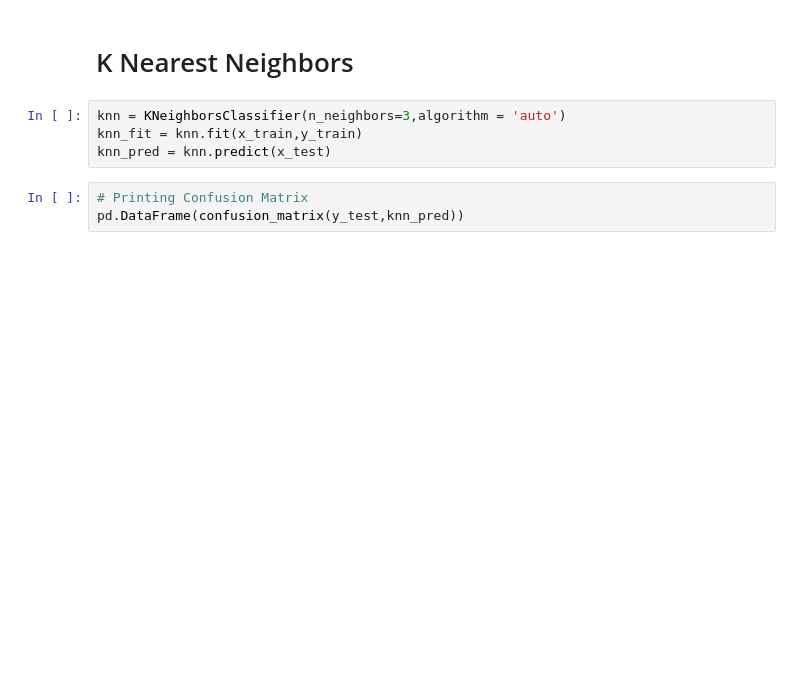
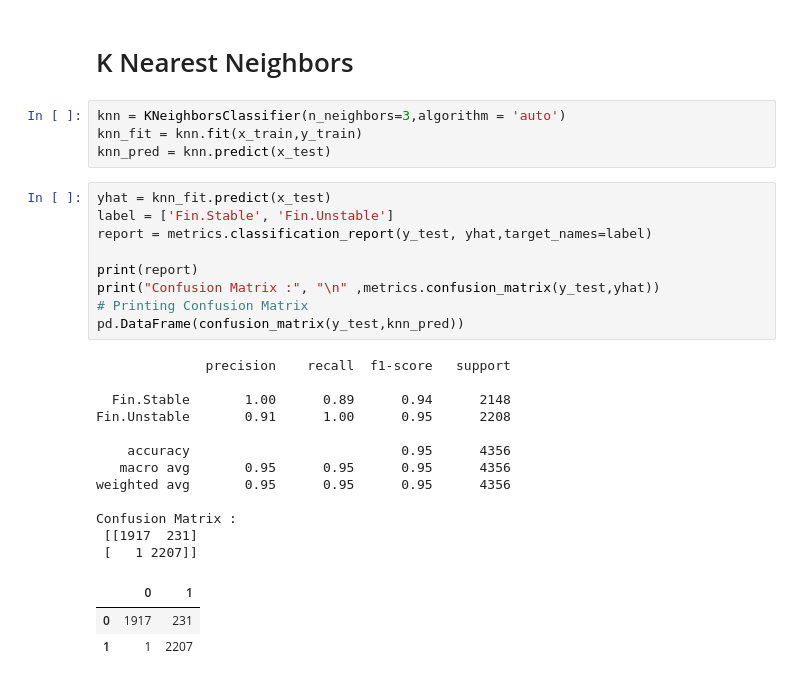
Before and after one commit to Sizzlo/Data-698, a Jupyter notebook: Data698BankruptcyPredictor.ipynb, the cells around one changed output. Saved outputs shown, nothing was run; the diff lists cells and outputs as text; blank space fills up the shorter version.

```diff
--- a/Data698BankruptcyPredictor.ipynb
+++ b/Data698BankruptcyPredictor.ipynb
@@ -364,9 +423,31 @@ sns.barplot(y= 'Features',x= 'Importance',data= var_imp,orient='h')
 knn = KNeighborsClassifier(n_neighbors=3,algorithm = 'auto')
 knn_fit = knn.fit(x_train,y_train)
 knn_pred = knn.predict(x_test)
-# %%
-# Printing Confusion Matrix
-pd.DataFrame(confusion_matrix(y_test,knn_pred))
+# %%
+yhat = knn_fit.predict(x_test)
+label = ['Fin.Stable', 'Fin.Unstable']
+report = metrics.classification_report(y_test, yhat,target_names=label)
+
+print(report)
+print("Confusion Matrix :", "\n" ,metrics.confusion_matrix(y_test,yhat))
+# Printing Confusion Matrix
+pd.DataFrame(confusion_matrix(y_test,knn_pred))
+# %% [output]
+              precision    recall  f1-score   support
+
+  Fin.Stable       1.00      0.89      0.94      2148
+Fin.Unstable       0.91      1.00      0.95      2208
+
+    accuracy                           0.95      4356
+   macro avg       0.95      0.95      0.95      4356
+weighted avg       0.95      0.95      0.95      4356
+
+Confusion Matrix :
+ [[1917  231]
+ [   1 2207]]
+|  | 0 | 1 |
+| 0 | 1917 | 231 |
+| 1 | 1 | 2207 |
 # %%
 knn_pred = knn_fit.predict_proba(x_test)  ## predicted probabilities
 knn_pred = knn_pred[:,1]  #prob(Bankrupt=0)
```
Also changed, not shown: parts of 15 cells of this notebook.
